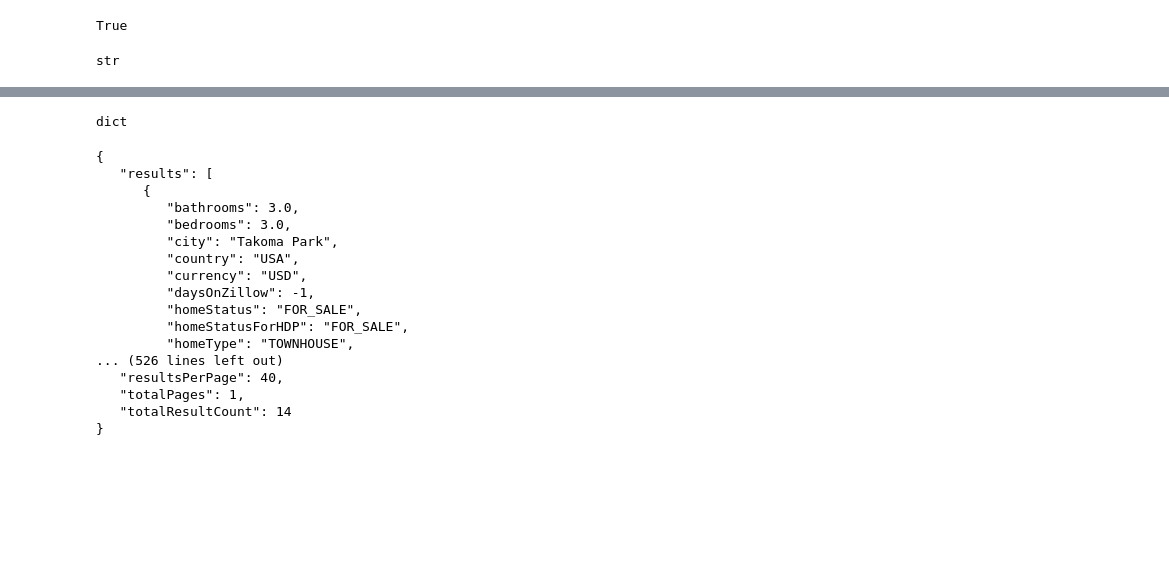
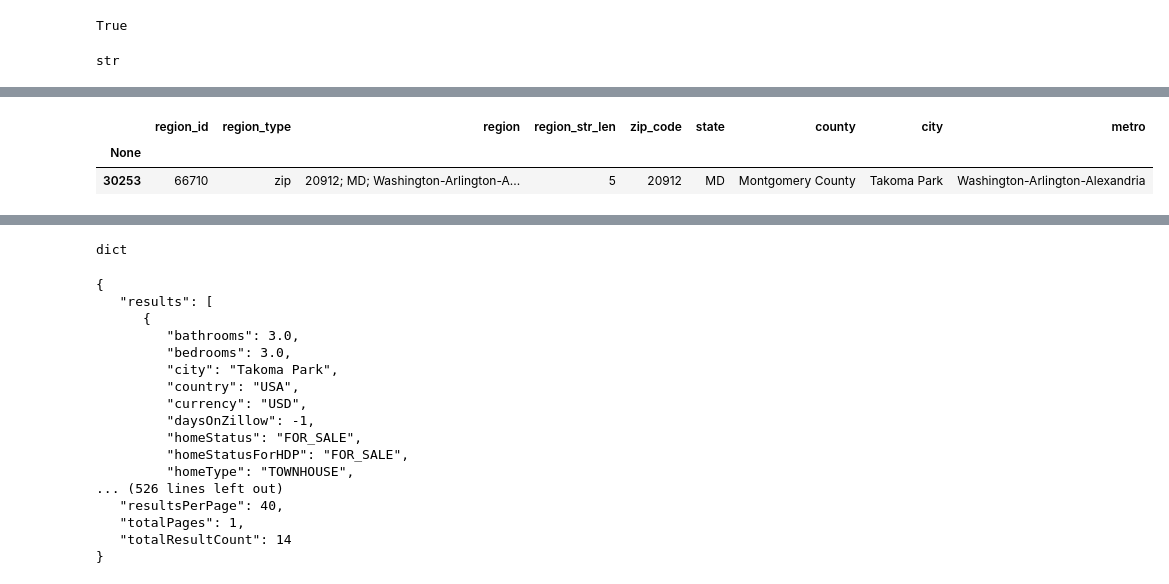
Before and after one commit to cmiskovich/Project_1, a Jupyter notebook: Takoma_Park_Housing_Market_Analysis.ipynb, the cells around one changed output, grey strips where cells are left out. Drawn from its saved outputs; the diff is of its cells as text; code cells hidden in the pictures; blank space fills up the shorter version.

```diff
--- a/Takoma_Park_Housing_Market_Analysis.ipynb
+++ b/Takoma_Park_Housing_Market_Analysis.ipynb
@@ -21,0 +160,9 @@ str
+# %%
+# view specific region
+df_regions_zip.loc[
+  (df_regions_zip['state'] == 'MD') &
+  (df_regions_zip['city'].str.contains('Takoma Park'))]
+# %% [output]
+|  | region_id | region_type | region | region_str_len | zip_code | state | county | city | metro |
+| None |  |  |  |  |  |  |  |  |  |
+| 30253 | 66710 | zip | 20912; MD; Washington-Arlington-A... | 5 | 20912 | MD | Montgomery County | Takoma Park | Washington-Arlington-Alexandria |
```
Also changed, not shown: parts of 15 cells of this notebook.
